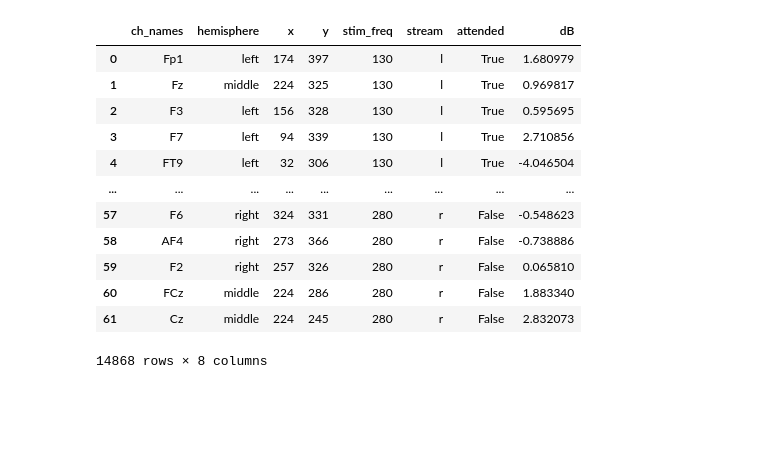
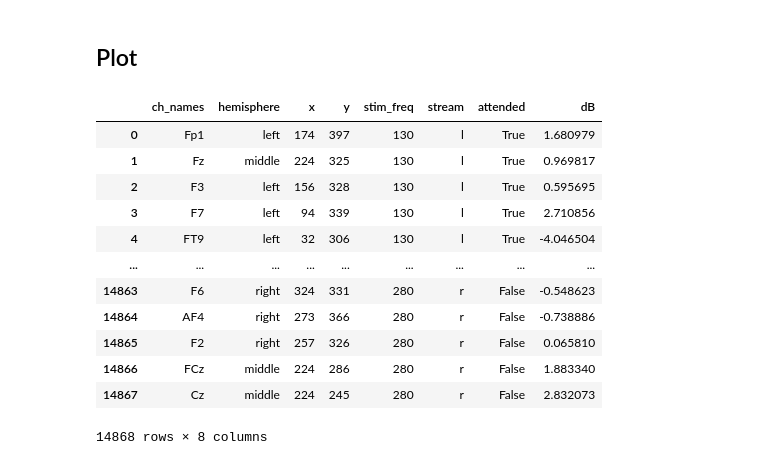
Before and after one commit to letitiayhho/dichotic_pitch_tracking, a Jupyter notebook: analysis/ffr.ipynb, the cells around one changed output. Drawn from its saved outputs; the diff is of its cells as text; code cells hidden in the pictures; blank space fills up the shorter version.

```diff
--- a/analysis/ffr.ipynb
+++ b/analysis/ffr.ipynb
@@ -279,16 +298,19 @@ NOTE: pick_channels() is a legacy function. New code should use inst.pick(...).
+# %% [markdown]
+## Plot
 # %%
+spectrums = pd.read_csv('spectrums.csv', sep = '\t')
 spectrums
 # %% [output]
 |  | ch_names | hemisphere | x | y | stim_freq | stream | attended | dB |
 | 0 | Fp1 | left | 174 | 397 | 130 | l | True | 1.680979 |
 | 1 | Fz | middle | 224 | 325 | 130 | l | True | 0.969817 |
 | 2 | F3 | left | 156 | 328 | 130 | l | True | 0.595695 |
 | 3 | F7 | left | 94 | 339 | 130 | l | True | 2.710856 |
 | 4 | FT9 | left | 32 | 306 | 130 | l | True | -4.046504 |
 | ... | ... | ... | ... | ... | ... | ... | ... | ... |
-| 57 | F6 | right | 324 | 331 | 280 | r | False | -0.548623 |
-| 58 | AF4 | right | 273 | 366 | 280 | r | False | -0.738886 |
-| 59 | F2 | right | 257 | 326 | 280 | r | False | 0.065810 |
-| 60 | FCz | middle | 224 | 286 | 280 | r | False | 1.883340 |
-| 61 | Cz | middle | 224 | 245 | 280 | r | False | 2.832073 |
+| 14863 | F6 | right | 324 | 331 | 280 | r | False | -0.548623 |
+| 14864 | AF4 | right | 273 | 366 | 280 | r | False | -0.738886 |
+| 14865 | F2 | right | 257 | 326 | 280 | r | False | 0.065810 |
+| 14866 | FCz | middle | 224 | 286 | 280 | r | False | 1.883340 |
+| 14867 | Cz | middle | 224 | 245 | 280 | r | False | 2.832073 |
 14868 rows × 8 columns
```
Also changed, not shown: parts of 11 cells of this notebook.
